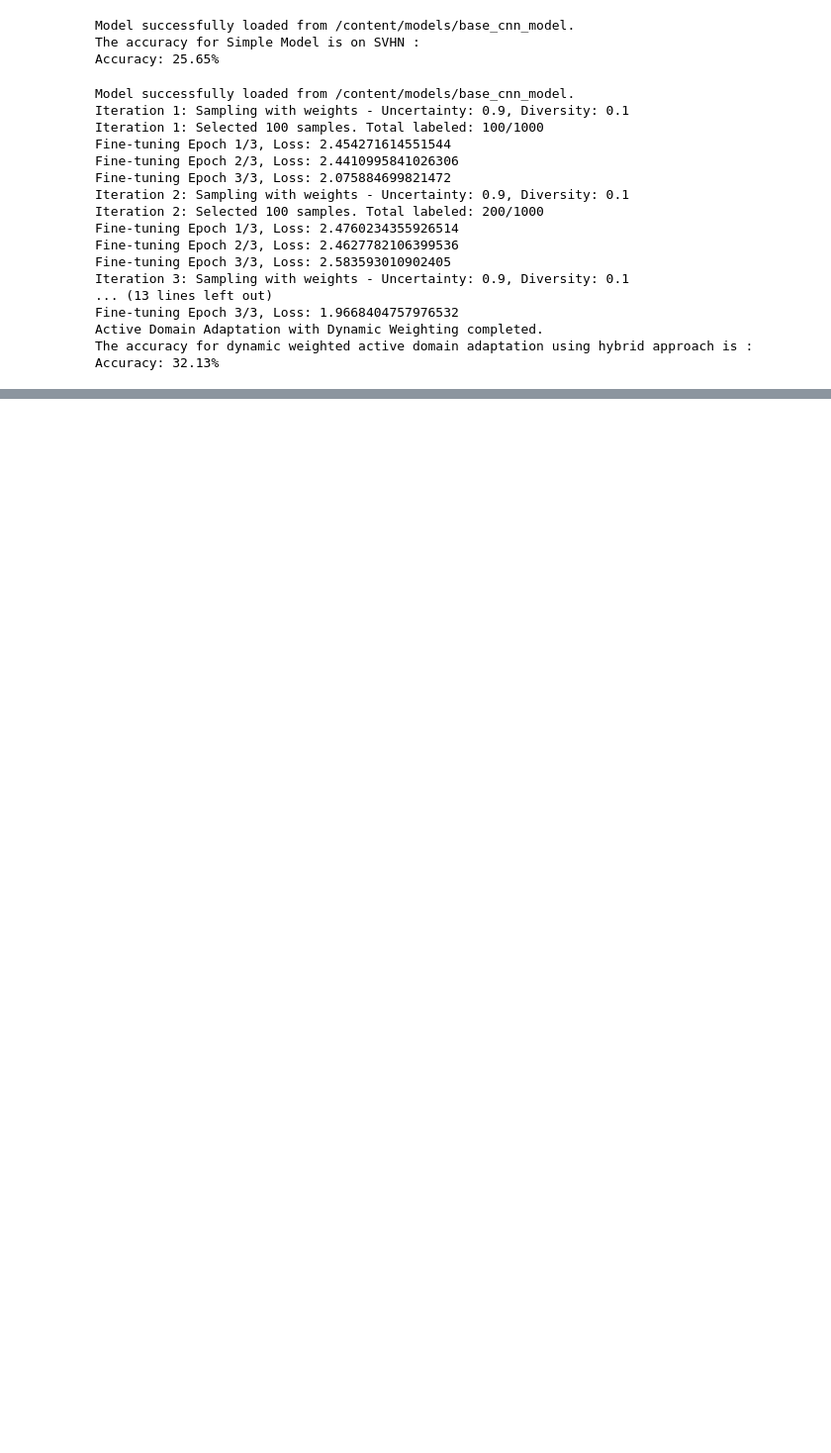
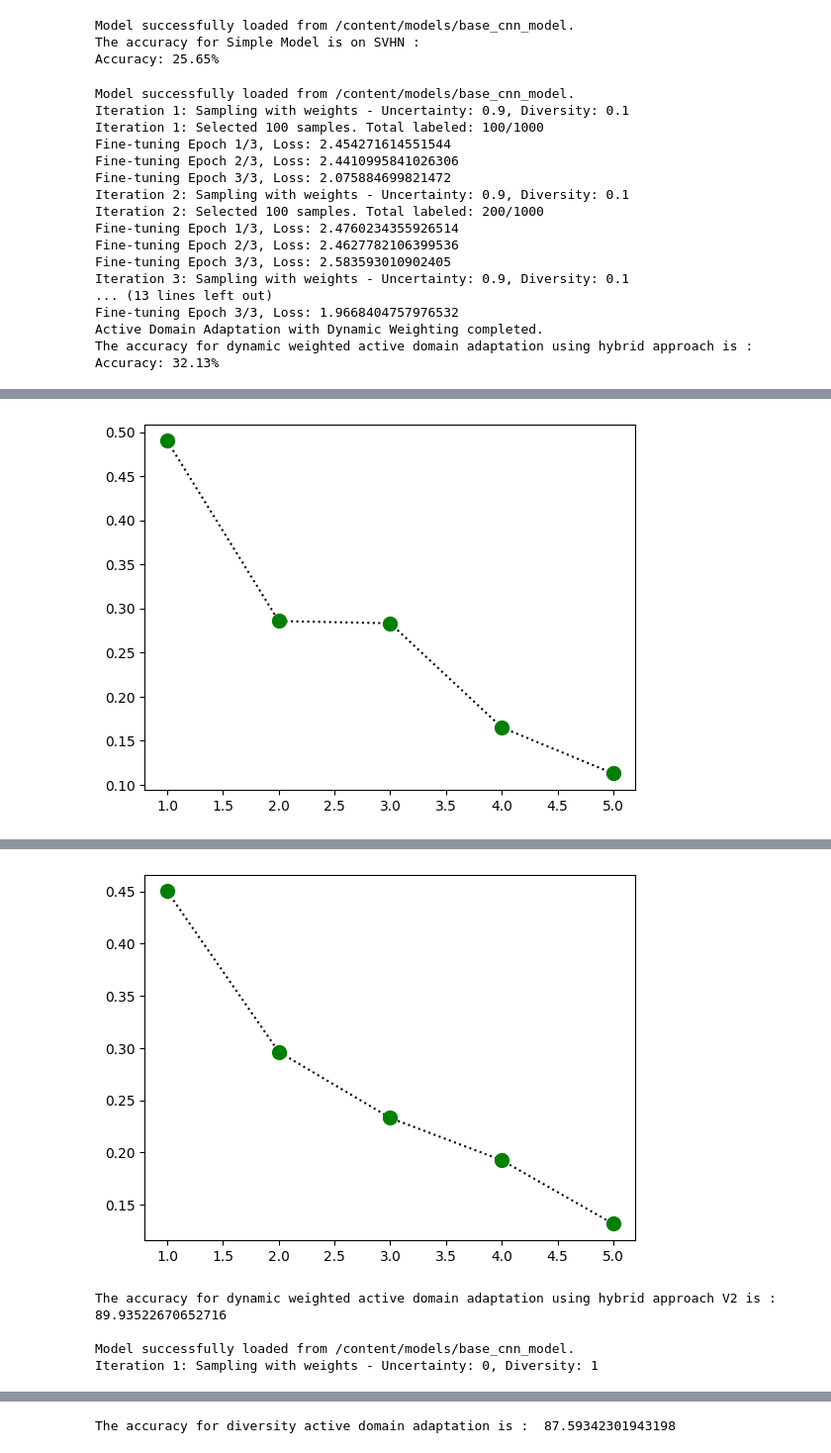
Before and after one commit to Harsh-Raghuvanshi/ActiveDomainAdaptation, a Jupyter notebook: ResearchModel2.ipynb, the cells around one changed output, grey strips where cells are left out. Shown at 99% size. Drawn from its saved outputs; the diff is of its cells as text; code cells hidden in the pictures; blank space fills up the shorter version.

```diff
--- a/ResearchModel2.ipynb
+++ b/ResearchModel2.ipynb
@@ -369,6 +394,8 @@ def active_domain_adaptation_with_diversity_sampling(
 def active_domain_adaptation_with_fixed_weighting(
     model, target_loader, target_data, budget, n_iterations=5, batch_size=100
 ):
+    x_points=[]
+    y_points=[]
     labeled_samples = 0  # Track the total labeled samples
     total_samples = len(target_data)
     selected_indices = set()  # To avoid duplicate selections
@@ -415,15 +442,20 @@ def active_domain_adaptation_with_fixed_weighting(
         # Fine-tune model on selected samples
         selected_data = Subset(target_data, combined_indices)
         selected_loader = DataLoader(selected_data, batch_size=32, shuffle=True)
-        fine_tune_model(model, selected_loader)
+        y_points.append(fine_tune_model(model, selected_loader))
+        x_points.append(iteration+1)
 
     print("Active Domain Adaptation with Dynamic Weighting completed.")
+    plt.plot(x_points,y_points,marker='o',linestyle='dotted',c='black',ms=10,mfc='green',mec='green');
+    plt.show()
 # %%
 # Adaptive Active Domain Adaptation with Dynamic Budget Allocation
 
 def active_domain_adaptation_with_dynamic_weighting(
     model, target_loader, target_data, budget, n_iterations=5, batch_size=100
 ):
+    x_points=[]
+    y_points=[]
     labeled_samples = 0  # Track the total labeled samples
     total_samples = len(target_data)
     selected_indices = set()  # To avoid duplicate selections
@@ -465,7 +497,9 @@ def active_domain_adaptation_with_dynamic_weighting(
         # Fine-tune model on selected samples
         selected_data = Subset(target_data, combined_indices)
         selected_loader = DataLoader(selected_data, batch_size=32, shuffle=True)
-        fine_tune_model(model, selected_loader)
+        y_points.append(fine_tune_model(model, selected_loader))
+        x_points.append(iteration+1)
+
 
         # Adjust weights based on uncertainty reduction
         avg_uncertainty = compute_average_uncertainty(model, target_loader)
@@ -474,3 +508,5 @@ def active_domain_adaptation_with_dynamic_weighting(
             weight_diversity = min(0.9, weight_diversity + 0.15)
 
     print("Active Domain Adaptation with Dynamic Weighting completed.")
+    plt.plot(x_points,y_points,marker='o',linestyle='dotted',c='black',ms=10,mfc='green',mec='green');
+    plt.show()
@@ -509,38 +614,74 @@ Active Domain Adaptation with Dynamic Weighting completed.
 The accuracy for dynamic weighted active domain adaptation using hybrid approach is :
 Accuracy: 32.13%
 # %%
+
+x_model_name=[]
+y_model_acc=[]
+
 
 
 model=resetting_base_model()
-print("The accuracy for Simple Model is : ")
-evaluate_model(model, DataLoader(usps_test, batch_size=64))
+simple_acc=evaluate_model(model, DataLoader(usps_test, batch_size=64))
+print("The accuracy for Simple Model is : ",simple_acc)
 print()
+
+x_model_name.append('Simple Model')
+y_model_acc.append(simple_acc)
+
 
 model=resetting_base_model()
 active_domain_adaptation_with_dynamic_weighting(model, usps_loader, usps, budget=1000)
 torch.save(model.state_dict(), '/content/models/dynamic_active_cnn_model')
-print("The accuracy for dynamic weighted active domain adaptation using hybrid approach is : ")
-evaluate_model(model, DataLoader(usps_test, batch_size=64))
+dynamic_weightedv1_acc=evaluate_model(model, DataLoader(usps_test, batch_size=64))
+print("The accuracy for dynamic weighted active domain adaptation using hybrid approach is : ",dynamic_weightedv1_acc)
 print()
+
+x_model_name.append('Dynamic Weighted Active Model')
+y_model_acc.append(dynamic_weightedv1_acc)
+
+
+model=resetting_base_model()
+active_domain_adaptation_with_dynamic_weighting_v2(model, usps_loader, usps, budget=1000)
+torch.save(model.state_dict(), '/content/models/dynamic_active_cnn_model_v2')
+dynamic_weightedv2_acc=evaluate_model(model, DataLoader(usps_test, batch_size=64))
+print("The accuracy for dynamic weighted active domain adaptation using hybrid approach V2 is : ",dynamic_weightedv2_acc)
+print()
+
+x_model_name.append('Dynamic Weighted Active Model V2')
+y_model_acc.append(dynamic_weightedv2_acc)
+
+
 
 model=resetting_base_model()
 active_domain_adaptation_with_fixed_weighting(model, usps_loader, usps, budget=1000)
 torch.save(model.state_dict(), '/content/models/static_active_cnn_model')
-print("The accuracy for static weighted active domain adaptation using hybrid approach is : ")
-evaluate_model(model, DataLoader(usps_test, batch_size=64))
+static_weighted_acc=evaluate_model(model, DataLoader(usps_test, batch_size=64))
+print("The accuracy for static weighted active domain adaptation using hybrid approach is : ",static_weighted_acc)
+print()
+
+x_model_name.append('Static Weighted Active Model')
+y_model_acc.append(static_weighted_acc)
+
+
 
 model=resetting_base_model()
 active_domain_adaptation_with_uncertainity_sampling(model, usps_loader, usps, budget=1000)
 torch.save(model.state_dict(), '/content/models/uncertainity_active_cnn_model')
-print("The accuracy for uncertainity active domain adaptation is : ")
-evaluate_model(model, DataLoader(usps_test, batch_size=64))
+uncertainity_acc=evaluate_model(model, DataLoader(usps_test, batch_size=64))
+print("The accuracy for uncertainity active domain adaptation is : ",uncertainity_acc)
 print()
+
+x_model_name.append('Uncertainity Active Model')
+y_model_acc.append(uncertainity_acc)
 
 model=resetting_base_model()
 active_domain_adaptation_with_diversity_sampling(model, usps_loader, usps, budget=1000)
 torch.save(model.state_dict(), '/content/models/diversity_active_cnn_model')
-print("The accuracy for diversity active domain adaptation is : ")
-evaluate_model(model, DataLoader(usps_test, batch_size=64))
+diversity_acc=evaluate_model(model, DataLoader(usps_test, batch_size=64))
+print("The accuracy for diversity active domain adaptation is : ",diversity_acc)
 print()
+
+x_model_name.append('Diversity Active Model')
+y_model_acc.append(diversity_acc)
 # %% [output]
 Model successfully loaded from /content/models/base_cnn_model.
@@ -562,0 +704 @@ Iteration 1: Sampling with weights - Uncertainty: 0, Diversity: 1
+[figure, added]
@@ -596,0 +726,5 @@ Accuracy: 87.24%
+[figure, added]
+The accuracy for dynamic weighted active domain adaptation using hybrid approach V2 is :  89.93522670652716
+
+Model successfully loaded from /content/models/base_cnn_model.
+Iteration 1: Sampling with weights - Uncertainty: 0, Diversity: 1
@@ -596,0 +789 @@ Accuracy: 87.24%
+The accuracy for diversity active domain adaptation is :  87.59342301943198
```
Also changed, not shown: parts of 11 cells of this notebook.
